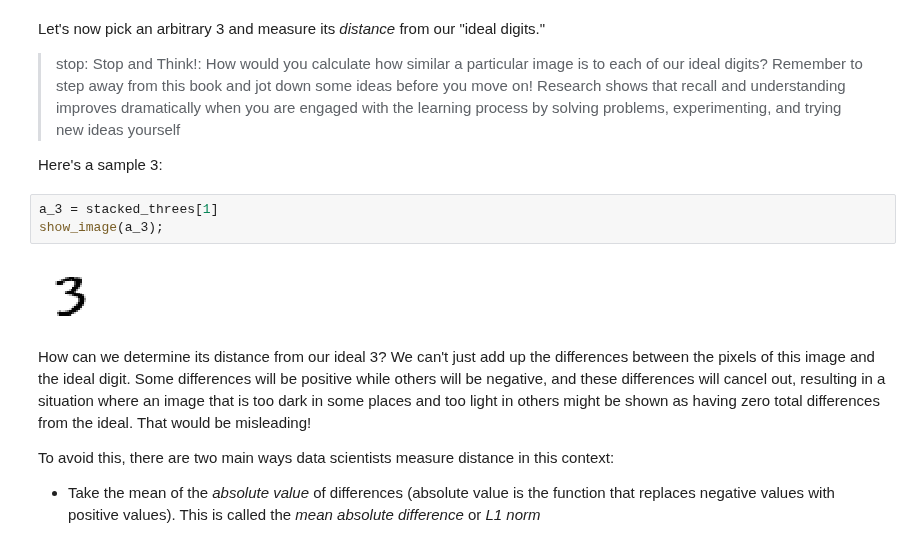
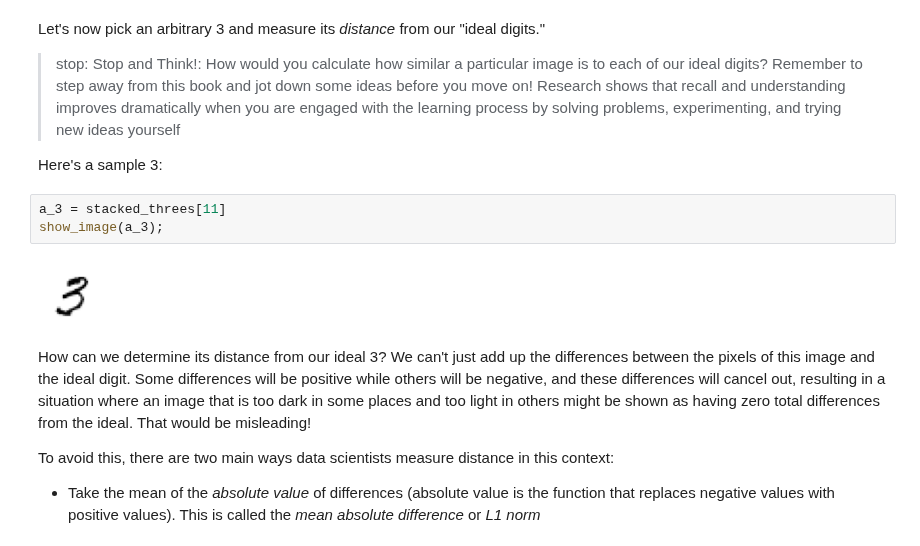
Before and after one commit to GrueneKatze/FastAI4, a Jupyter notebook: FastAI_04_mnist_basics.ipynb, the cells around one changed output. Saved outputs shown, nothing was run; the diff lists cells and outputs as text.

```diff
--- a/FastAI_04_mnist_basics.ipynb
+++ b/FastAI_04_mnist_basics.ipynb
@@ -207,10 +212,10 @@ Let's now pick an arbitrary 3 and measure its *distance* from our "ideal digits.
 
 Here's a sample 3:
 # %%
-a_3 = stacked_threes[1]
+a_3 = stacked_threes[11]
 show_image(a_3);
 # %% [output]
-[figure, old version]
+[figure, new version]
 # %% [markdown]
 How can we determine its distance from our ideal 3? We can't just add up the differences between the pixels of this image and the ideal digit. Some differences will be positive while others will be negative, and these differences will cancel out, resulting in a situation where an image that is too dark in some places and too light in others might be shown as having zero total differences from the ideal. That would be misleading!
 
```
Also changed, not shown: parts of 11 cells of this notebook.
